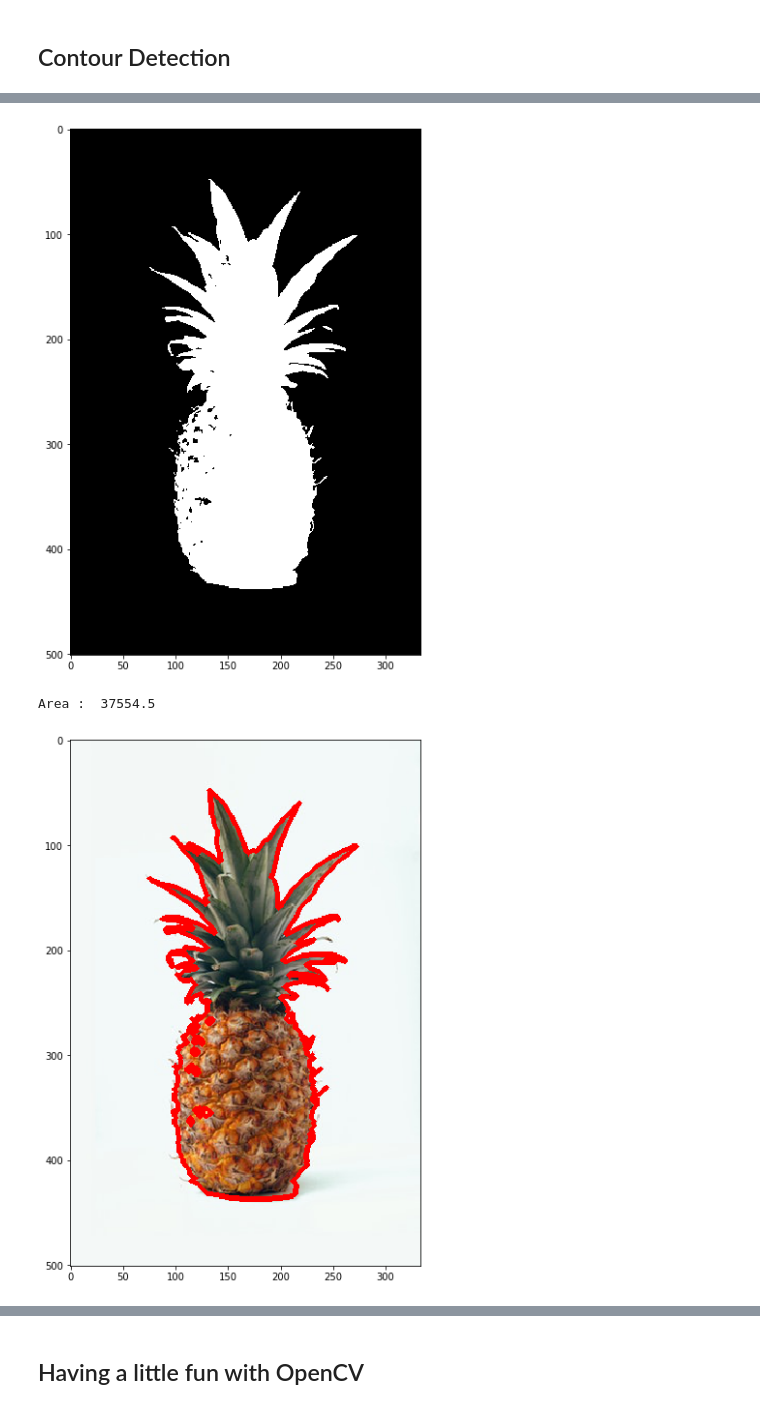
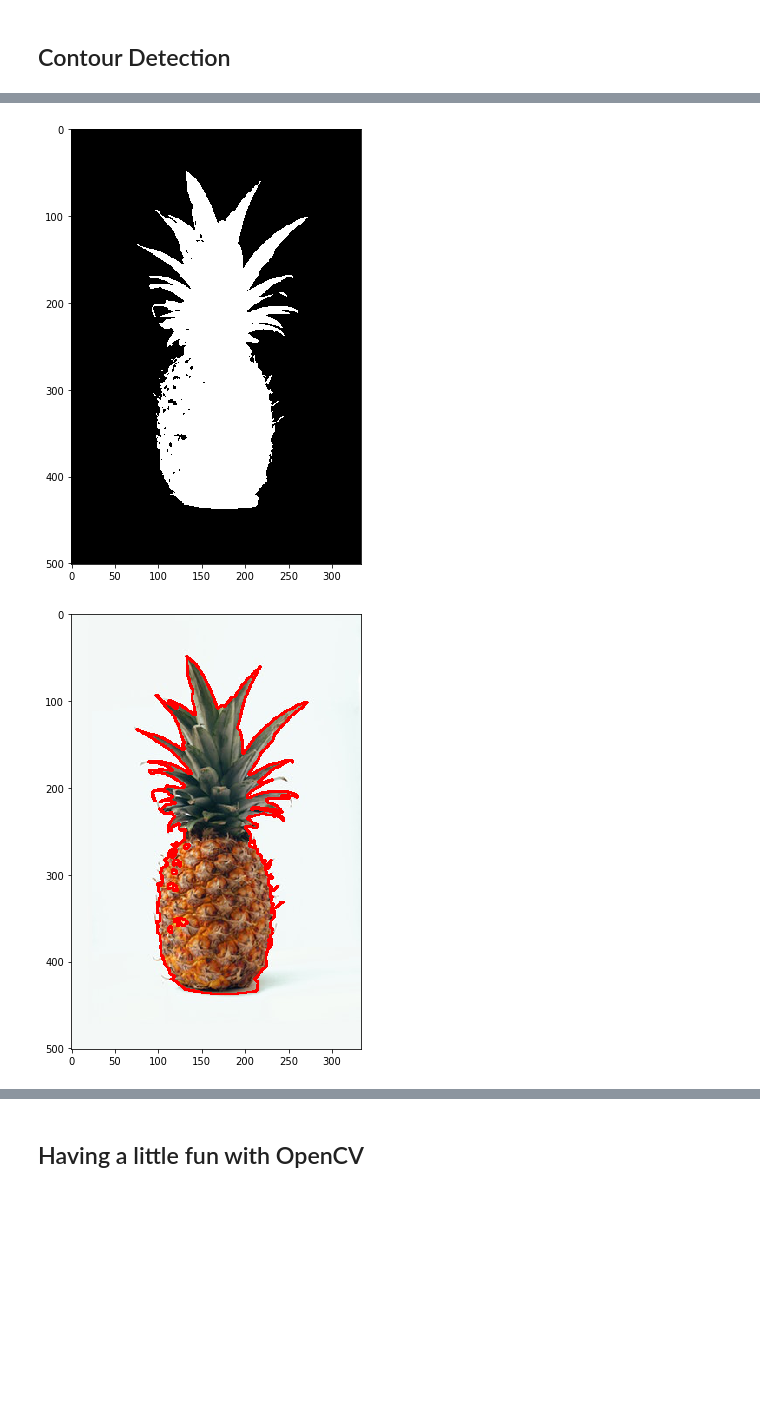
Before and after one commit to jjone36/vision_4_beginners, a Jupyter notebook: part4_contour_mapping.ipynb, the cells around one changed output, grey strips where cells are left out. Drawn from its saved outputs; the diff is of its cells as text; code cells hidden in the pictures; blank space fills up the shorter version.

```diff
--- a/part4_contour_mapping.ipynb
+++ b/part4_contour_mapping.ipynb
@@ -14,14 +14,14 @@ import matplotlib.pyplot as plt
 %matplotlib inline
 # %%
 def display(img, cmap = None):
-    fig = plt.figure(figsize=(10,10))
+    fig = plt.figure(figsize=(10,8))
     ax = fig.add_subplot(111)
     ax.imshow(img, cmap = cmap)
 # %% [markdown]
 ## Contour Detection
 # %%
 # load the iamge
-img = cv2.imread('images/banana.jpg')
+img = cv2.imread('images/pine_apple.jpg')
 img = cv2.cvtColor(img, cv2.COLOR_BGR2RGB)
 display(img)
 # %% [output]
@@ -29,5 +29,6 @@ display(img)
 # %%
 # Blurring for removing the noise
-img_blur = cv2.bilateralFilter(img, 7, sigmaSpace = 75, sigmaColor =75)
+img_blur = cv2.bilateralFilter(img, d = 7,
+                               sigmaSpace = 75, sigmaColor =75)
 display(img_blur)
 # %% [output]
@@ -41,8 +39,10 @@ a = img_gray.max()
 # %%
+# Apply the thresholding
+a = img_gray.max()
 _, thresh = cv2.threshold(img_gray, a/2+60, a, cv2.THRESH_BINARY_INV)
 display(thresh, cmap = 'gray')
 # %% [output]
-[figure, old version]
+[figure, new version]
 # %%
 # Find the contour of the figure
 image, contours, hierarchy = cv2.findContours(thresh,
@@ -51,17 +51,11 @@ image, contours, hierarchy = cv2.findContours(thresh,
 # %%
 # Sort the contours
 contours = sorted(contours, key = cv2.contourArea, reverse = True)[:10]
-
-# First contour by the area
-c_0 = contours[0]
-print("Area : ", cv2.contourArea(c_0))
-# %% [output]
-Area :  37554.5
 # %%
 # Draw the contour
 img_copy = img.copy()
 final = cv2.drawContours(img_copy, contours, contourIdx = -1,
-                         color = (255, 255, 255), thickness = 3)
+                         color = (255, 0, 0), thickness = 2)
 display(img_copy)
 # %% [output]
-[figure, old version]
+[figure, new version]
```
Also changed, not shown: parts of 21 cells of this notebook, 5 other files.
